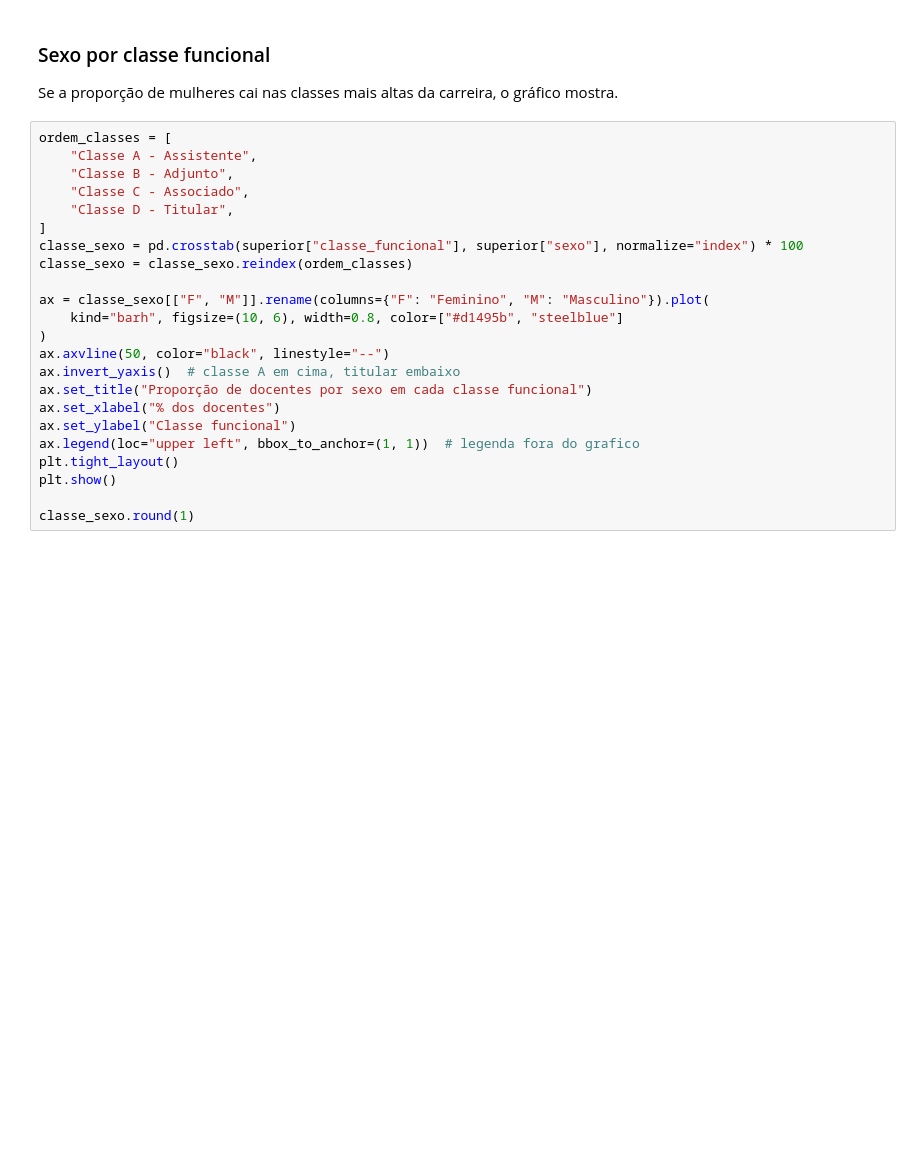
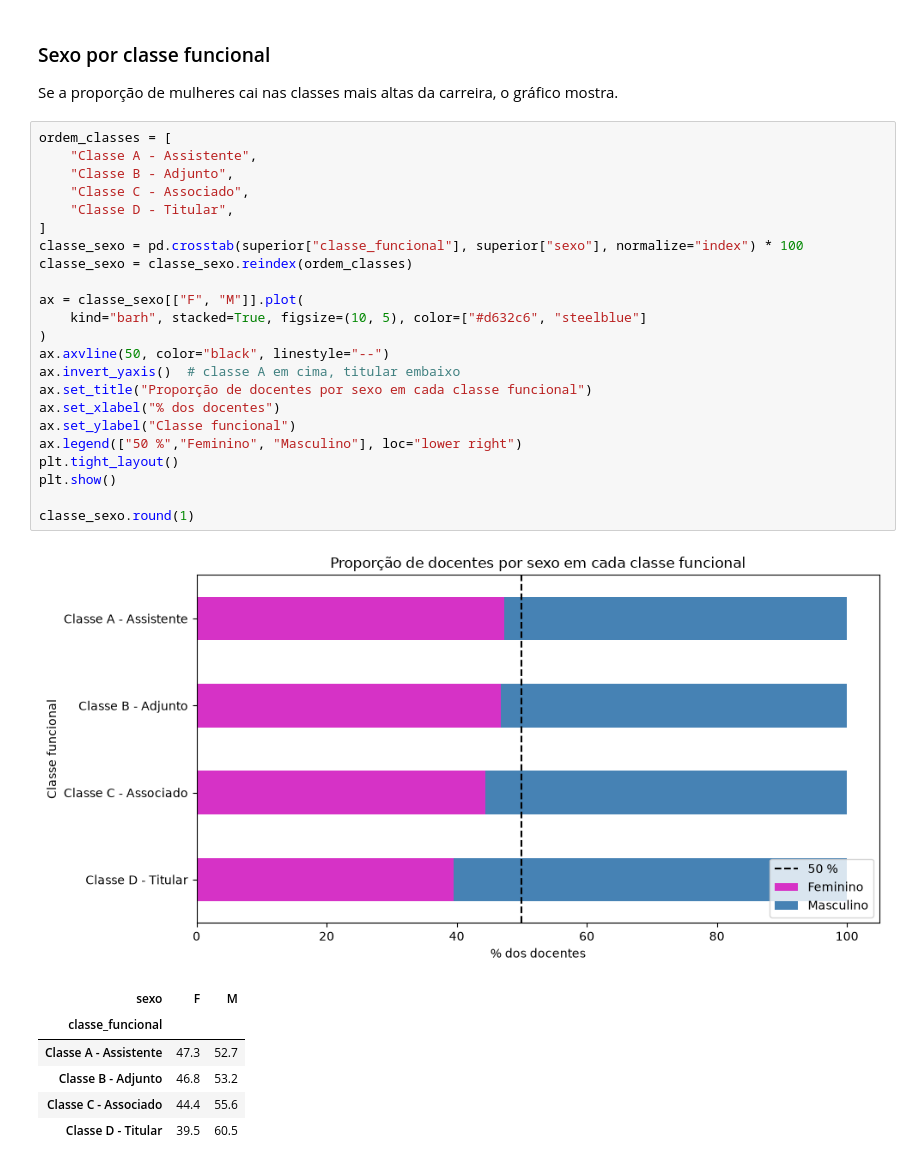
Before and after one commit to hannavit42/Ciencia_de_dados, a Jupyter notebook: Unidade_01/Professores_ufrn/notebooks/01_EDA.ipynb, the cells around one changed output. Cells and saved outputs as stored; diff of their text form; blank space fills up the shorter version.

```diff
--- a/Unidade_01/Professores_ufrn/notebooks/01_EDA.ipynb
+++ b/Unidade_01/Professores_ufrn/notebooks/01_EDA.ipynb
@@ -457,23 +419,31 @@ Se a proporção de mulheres cai nas classes mais altas da carreira, o gráfico
 # %%
 ordem_classes = [
     "Classe A - Assistente",
     "Classe B - Adjunto",
     "Classe C - Associado",
     "Classe D - Titular",
 ]
 classe_sexo = pd.crosstab(superior["classe_funcional"], superior["sexo"], normalize="index") * 100
 classe_sexo = classe_sexo.reindex(ordem_classes)
 
-ax = classe_sexo[["F", "M"]].rename(columns={"F": "Feminino", "M": "Masculino"}).plot(
-    kind="barh", figsize=(10, 6), width=0.8, color=["#d1495b", "steelblue"]
+ax = classe_sexo[["F", "M"]].plot(
+    kind="barh", stacked=True, figsize=(10, 5), color=["#d632c6", "steelblue"]
 )
 ax.axvline(50, color="black", linestyle="--")
 ax.invert_yaxis()  # classe A em cima, titular embaixo
 ax.set_title("Proporção de docentes por sexo em cada classe funcional")
 ax.set_xlabel("% dos docentes")
 ax.set_ylabel("Classe funcional")
-ax.legend(loc="upper left", bbox_to_anchor=(1, 1))  # legenda fora do grafico
+ax.legend(["50 %","Feminino", "Masculino"], loc="lower right")
 plt.tight_layout()
 plt.show()
 
 classe_sexo.round(1)
+# %% [output]
+[figure, added]
+| sexo | F | M |
+| classe_funcional |  |  |
+| Classe A - Assistente | 47.3 | 52.7 |
+| Classe B - Adjunto | 46.8 | 53.2 |
+| Classe C - Associado | 44.4 | 55.6 |
+| Classe D - Titular | 39.5 | 60.5 |
```
Also changed, not shown: parts of 17 cells of this notebook.
